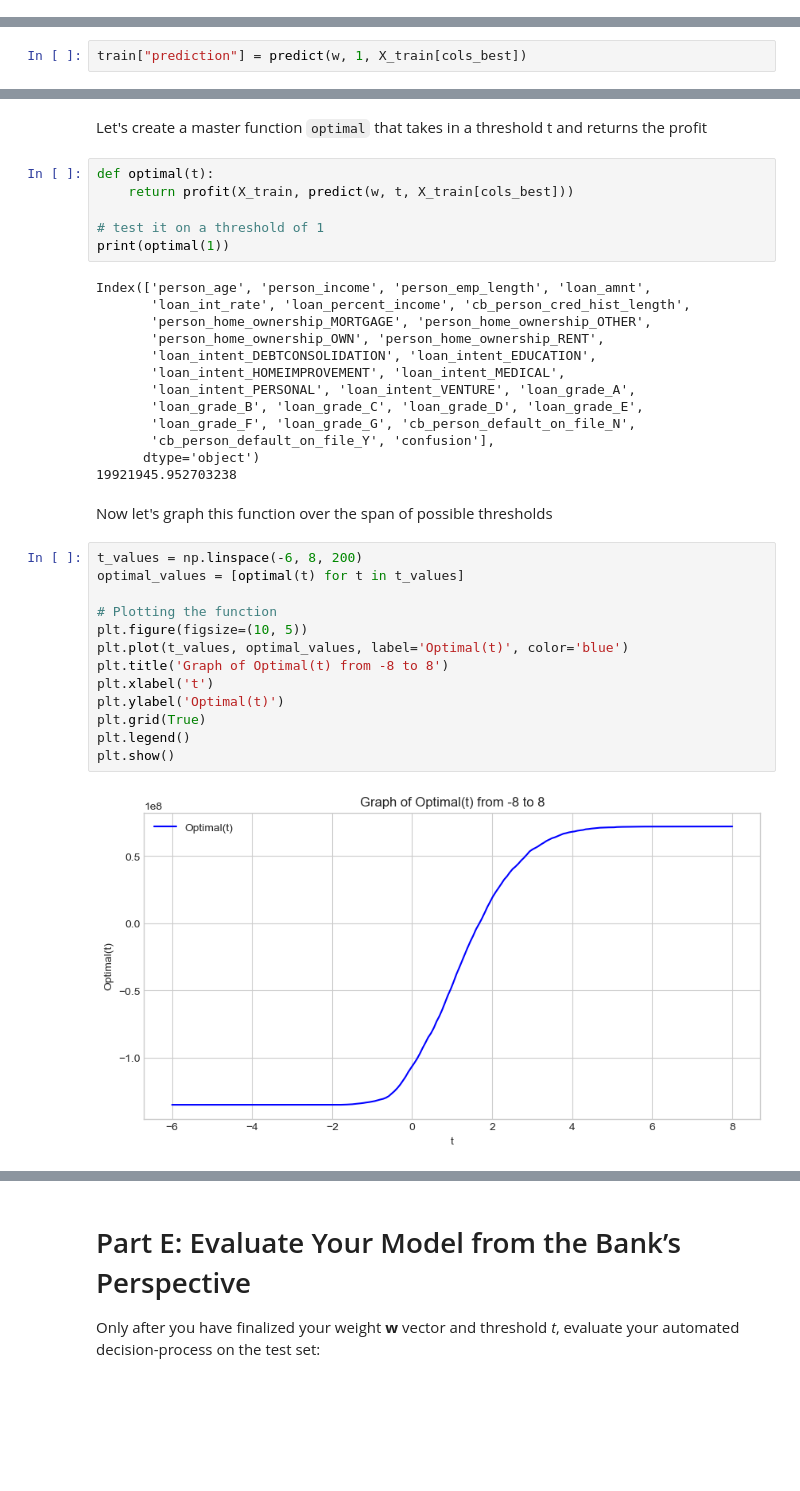
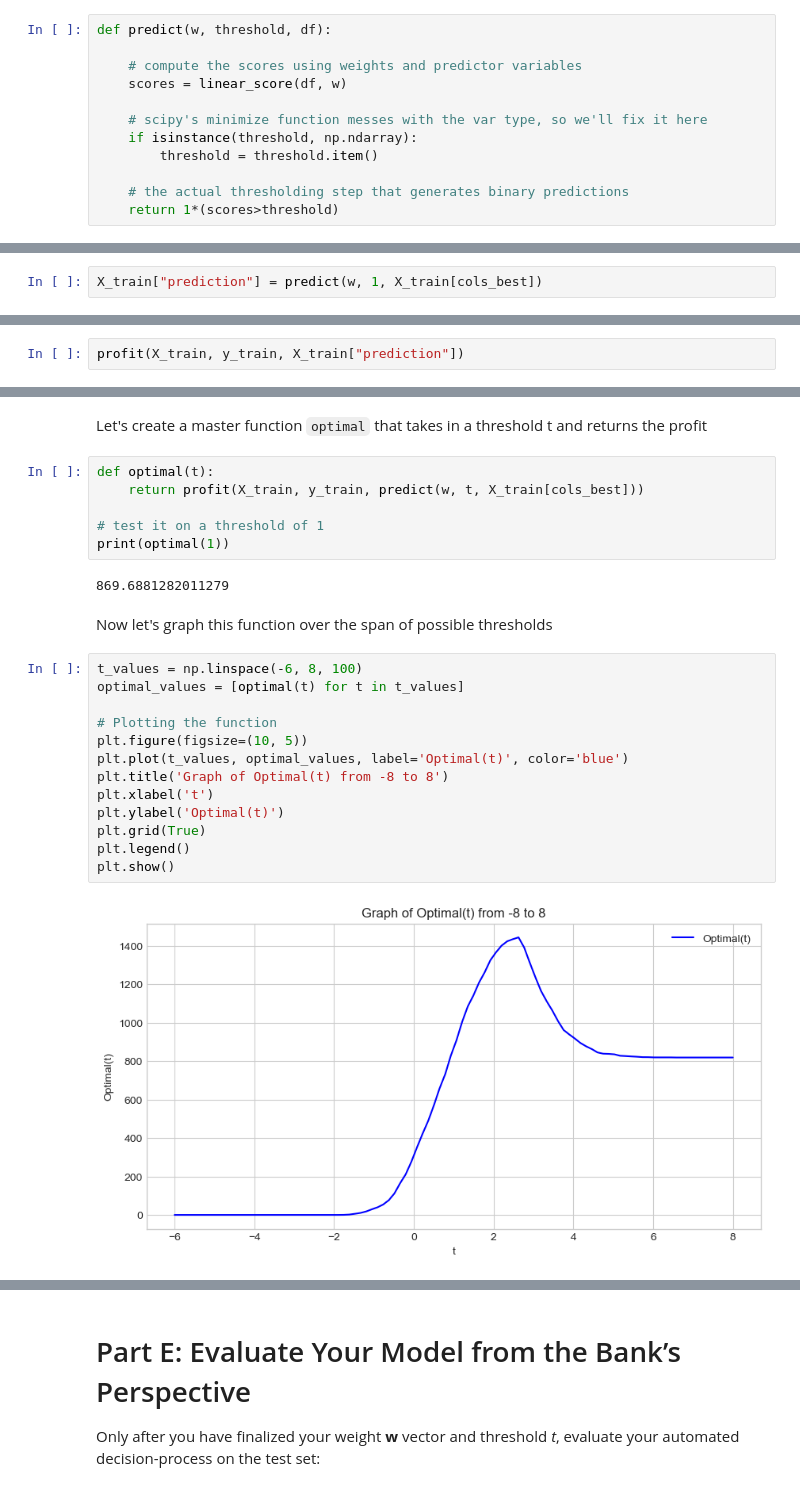
Before and after one commit to charliemoore00/charliemoore00.github.io, a Jupyter notebook: posts/whose-costs/index.ipynb, the cells around one changed output, grey strips where cells are left out. Drawn from its saved outputs; the diff is of its cells as text; blank space fills up the shorter version.

Commit message:
for whose costs - successfully found optimal threshold, also evaluated the model on test data.

```diff
--- a/posts/whose-costs/index.ipynb
+++ b/posts/whose-costs/index.ipynb
@@ -255,7 +245,19 @@ def predict(w, threshold, df):
+# %%
+def predict(w, threshold, df):
+
+    # compute the scores using weights and predictor variables
+    scores = linear_score(df, w)
+
+    # scipy's minimize function messes with the var type, so we'll fix it here
+    if isinstance(threshold, np.ndarray):
+        threshold = threshold.item()
+
+    # the actual thresholding step that generates binary predictions
+    return 1*(scores>threshold)
 # %% [markdown]
 We'll use this function to add a new column into our dataframe of our predictions based off of our threshold. Let's start off with a guess of 1 as the threshold:
 # %%
-train["prediction"] = predict(w, 1, X_train[cols_best])
+X_train["prediction"] = predict(w, 1, X_train[cols_best])
 # %% [markdown]
 Let's see how well our guess does!
 # %%
@@ -276,0 +269,2 @@ Index(['person_age', 'person_income', 'person_home_ownership',
+# %%
+profit(X_train, y_train, X_train["prediction"])
@@ -280,37 +276,26 @@ Oof! Looks like this would result in the bank losing over $46 million! Now let's
 Let's create a master function ``optimal`` that takes in a threshold t and returns the profit
 # %%
 def optimal(t):
-    return profit(X_train, predict(w, t, X_train[cols_best]))
+    return profit(X_train, y_train, predict(w, t, X_train[cols_best]))
 
 # test it on a threshold of 1
 print(optimal(1))
 # %% [output]
-Index(['person_age', 'person_income', 'person_emp_length', 'loan_amnt',
-       'loan_int_rate', 'loan_percent_income', 'cb_person_cred_hist_length',
-       'person_home_ownership_MORTGAGE', 'person_home_ownership_OTHER',
-       'person_home_ownership_OWN', 'person_home_ownership_RENT',
-       'loan_intent_DEBTCONSOLIDATION', 'loan_intent_EDUCATION',
-       'loan_intent_HOMEIMPROVEMENT', 'loan_intent_MEDICAL',
-       'loan_intent_PERSONAL', 'loan_intent_VENTURE', 'loan_grade_A',
-       'loan_grade_B', 'loan_grade_C', 'loan_grade_D', 'loan_grade_E',
-       'loan_grade_F', 'loan_grade_G', 'cb_person_default_on_file_N',
-       'cb_person_default_on_file_Y', 'confusion'],
-      dtype='object')
-19921945.952703238
+869.6881282011279
 # %% [markdown]
 Now let's graph this function over the span of possible thresholds
 # %%
-t_values = np.linspace(-6, 8, 200)
+t_values = np.linspace(-6, 8, 100)
 optimal_values = [optimal(t) for t in t_values]
 
 # Plotting the function
 plt.figure(figsize=(10, 5))
 plt.plot(t_values, optimal_values, label='Optimal(t)', color='blue')
 plt.title('Graph of Optimal(t) from -8 to 8')
 plt.xlabel('t')
 plt.ylabel('Optimal(t)')
 plt.grid(True)
 plt.legend()
 plt.show()
 # %% [output]
-[figure, old version]
+[figure, new version]
```
Also changed, not shown: parts of 22 cells of this notebook.
